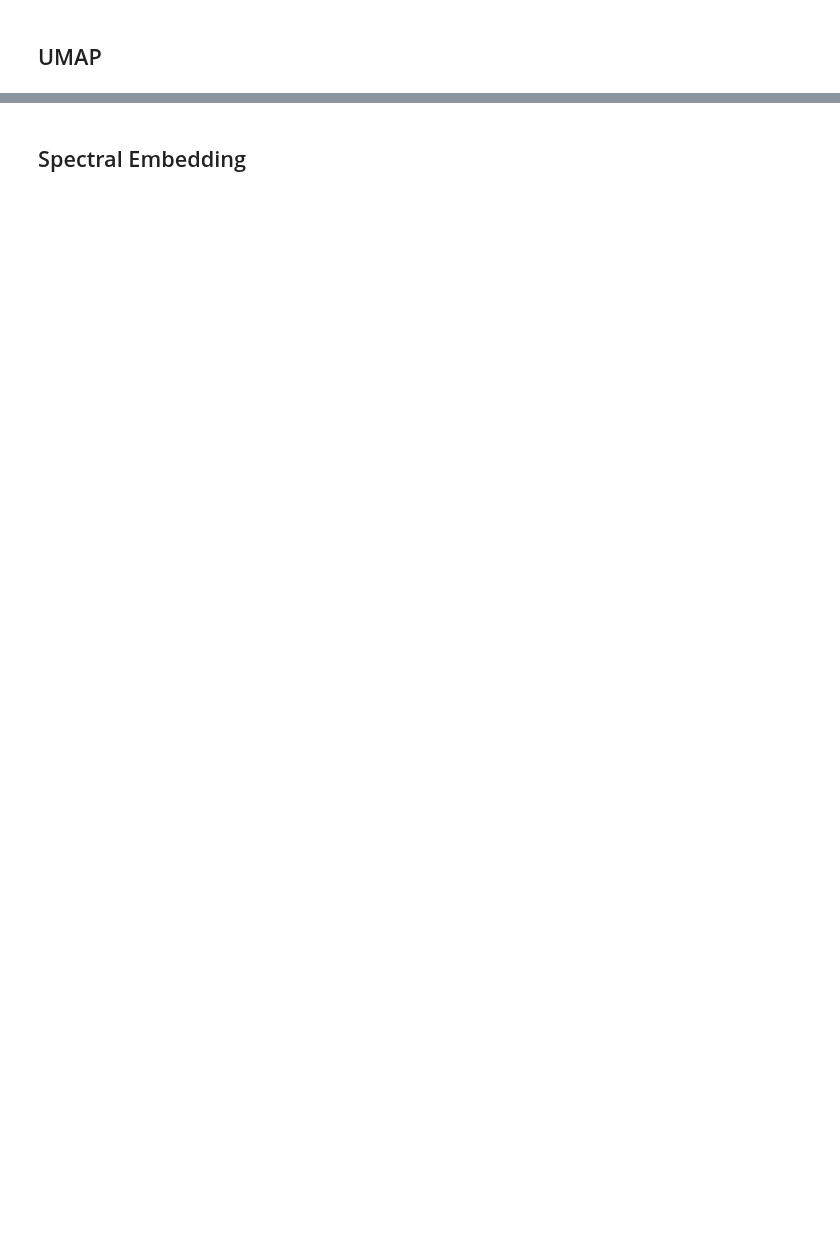
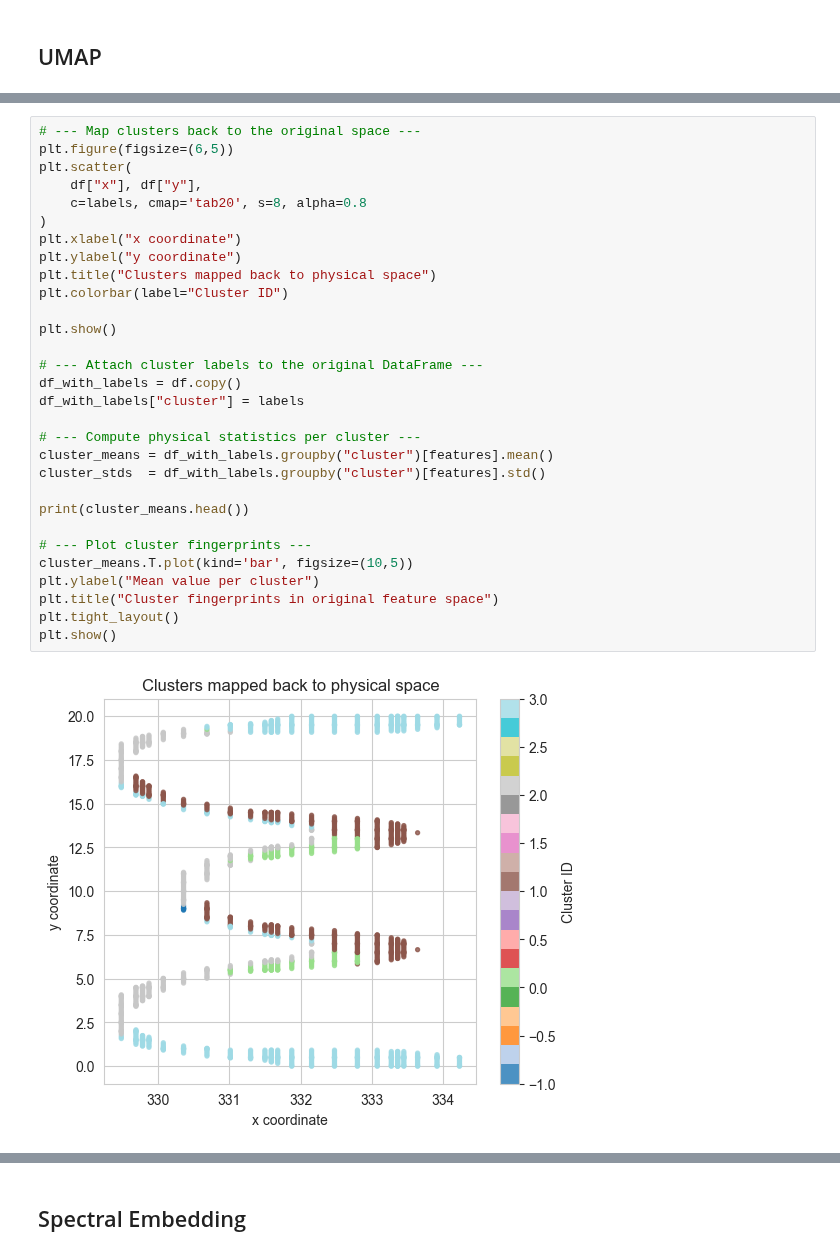
Before and after one commit to AlexandrosNtakoulas/FLAME-rf, a Jupyter notebook: Dimentionality_Reduction.ipynb, the cells around one changed output, grey strips where cells are left out. Saved outputs shown, nothing was run; the diff lists cells and outputs as text; blank space fills up the shorter version.

```diff
--- a/Dimentionality_Reduction.ipynb
+++ b/Dimentionality_Reduction.ipynb
@@ -55,0 +163,32 @@ Index(['x', 'y', 'u', 'v', 'T', 'c', 'dudx', 'dudy', 'dvdx', 'dvdy', 'H2',
+# %%
+# --- Map clusters back to the original space ---
+plt.figure(figsize=(6,5))
+plt.scatter(
+    df["x"], df["y"],
+    c=labels, cmap='tab20', s=8, alpha=0.8
+)
+plt.xlabel("x coordinate")
+plt.ylabel("y coordinate")
+plt.title("Clusters mapped back to physical space")
+plt.colorbar(label="Cluster ID")
+
+plt.show()
+
+# --- Attach cluster labels to the original DataFrame ---
+df_with_labels = df.copy()
+df_with_labels["cluster"] = labels
+
+# --- Compute physical statistics per cluster ---
+cluster_means = df_with_labels.groupby("cluster")[features].mean()
+cluster_stds  = df_with_labels.groupby("cluster")[features].std()
+
+print(cluster_means.head())
+
+# --- Plot cluster fingerprints ---
+cluster_means.T.plot(kind='bar', figsize=(10,5))
+plt.ylabel("Mean value per cluster")
+plt.title("Cluster fingerprints in original feature space")
+plt.tight_layout()
+plt.show()
+# %% [output]
+[figure, added]
```
Also changed, not shown: parts of 25 cells of this notebook, 9 other files.
